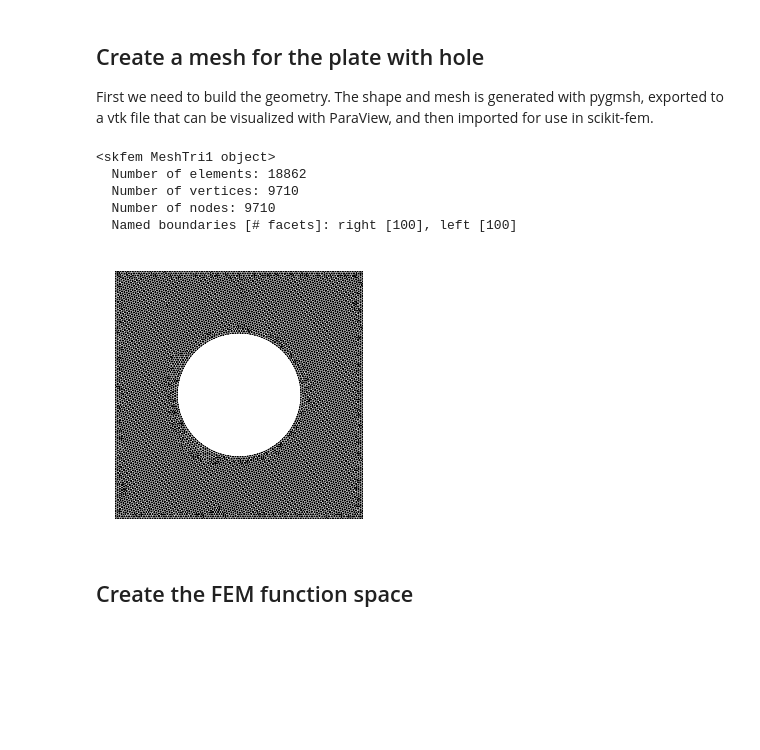
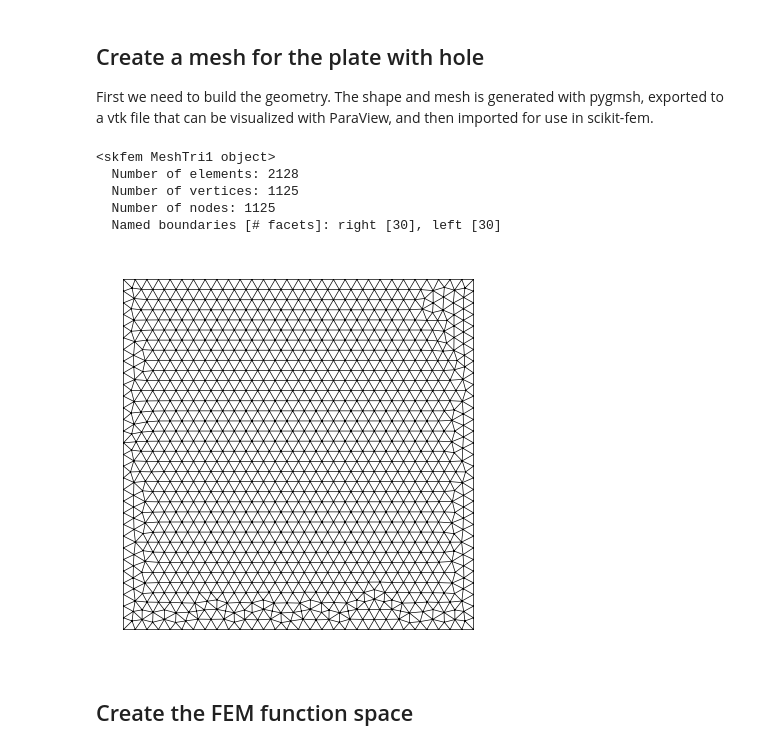
Before and after one commit to meyer-nils/numerical_examples, a Jupyter notebook: scikit_fem.ipynb, the cells around one changed output. Saved outputs shown, nothing was run; the diff lists cells and outputs as text; code cells hidden in the pictures; blank space fills up the shorter version.

```diff
--- a/scikit_fem.ipynb
+++ b/scikit_fem.ipynb
@@ -6,45 +6,47 @@
 First we need to build the geometry. The shape and mesh is generated with pygmsh, exported to a vtk file that can be visualized with ParaView, and then imported for use in scikit-fem.
 # %%
 import pygmsh
+import numpy as np
 import skfem as fem
-from skfem.helpers import ddot, sym_grad, trace, eye
+from skfem.helpers import ddot, dot, eye, sym_grad, trace
 from skfem.visuals.matplotlib import draw, plot
 
-from global_constants import L, R, X0, Y0, EPS0, MU, LBD
+from global_constants import EPS0, LBD, MU, B0, X0, Y0, L, R
 
 # Element size
-s = 0.01
+N = 30
+s = L / N
 
 # Build geometry and export mesh
 with pygmsh.occ.Geometry() as geom:
     geom.characteristic_length_max = s
     rectangle = geom.add_rectangle([0.0, 0.0, 0.0], a=L, b=L)
-    hole = geom.add_disk([X0, Y0, 0.0], R)
-    geom.boolean_difference(rectangle, hole)
+    # hole = geom.add_disk([X0, Y0, 0.0], R)
+    # geom.boolean_difference(rectangle, hole)
     m = geom.generate_mesh()
     m.write("mesh.vtk")
 
 # Convert to scikit-fem mesh
 mesh = fem.MeshTet().load("mesh.vtk")
 
 # Label boundaries
 mesh = mesh.with_boundaries(
     {
         "right": lambda x: x[0] == L,
         "left": lambda x: x[0] == 0,
     }
 )
 
 # Visualize the mesh
 draw(mesh, figsize=(5, 5))
 print(mesh)
 # %% [output]
 <skfem MeshTri1 object>
-  Number of elements: 18862
-  Number of vertices: 9710
-  Number of nodes: 9710
-  Named boundaries [# facets]: right [100], left [100]
+  Number of elements: 2128
+  Number of vertices: 1125
+  Number of nodes: 1125
+  Named boundaries [# facets]: right [30], left [30]
-[figure, old version]
+[figure, new version]
 # %% [markdown]
 ## Create the FEM function space
 # %%
```
Also changed, not shown: parts of 4 cells of this notebook.
